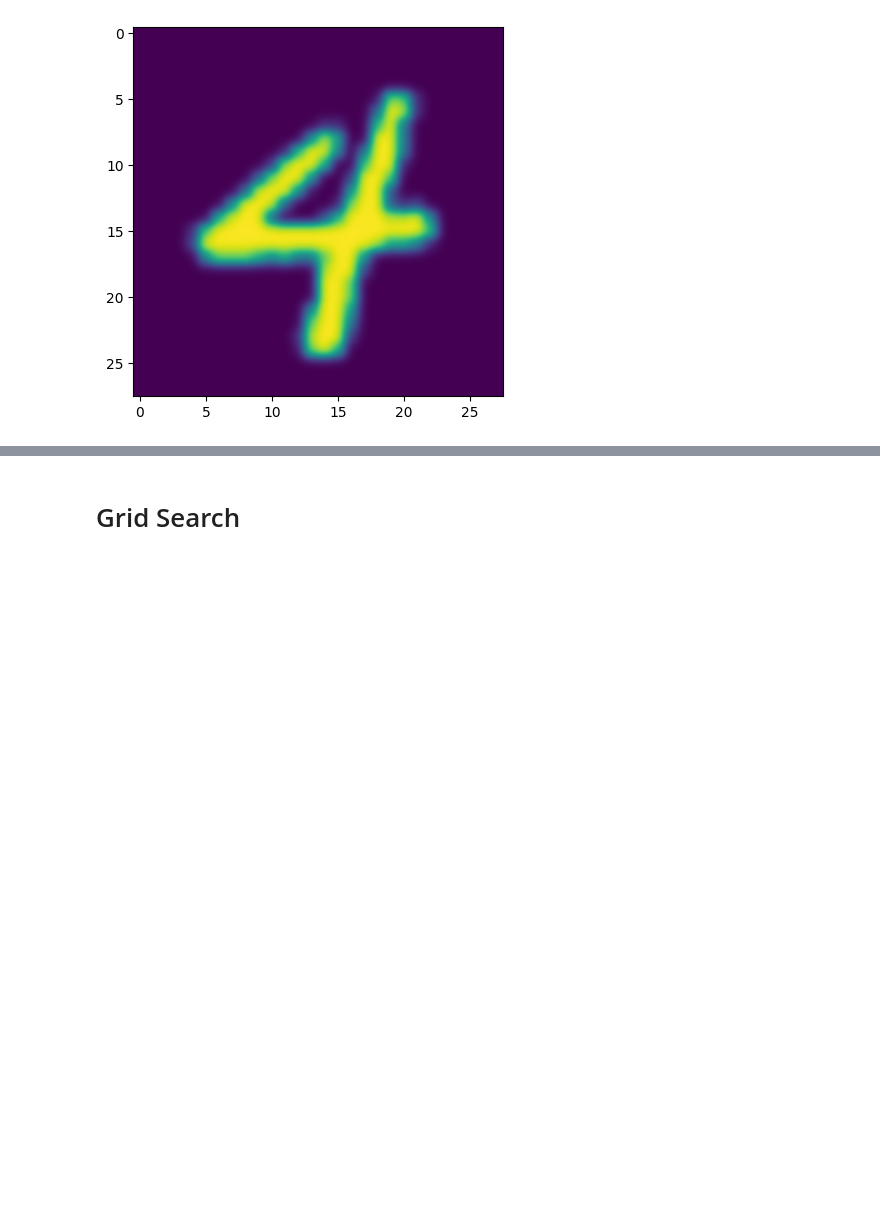
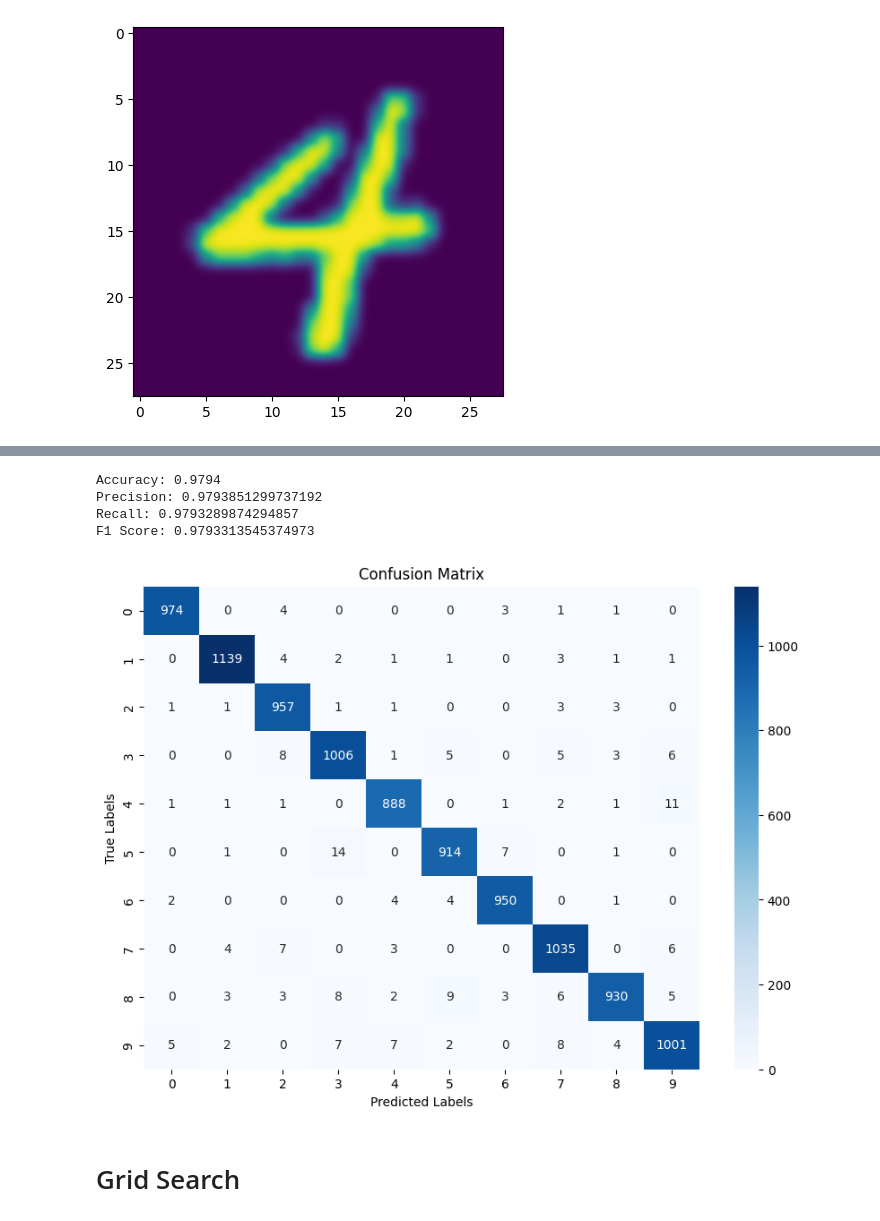
Before and after one commit to SiarheiThor/ensemble-learning-sklearn, a Jupyter notebook: notebooks/model_train.ipynb, the cells around one changed output, grey strips where cells are left out. Saved outputs shown, nothing was run; the diff lists cells and outputs as text; code cells hidden in the pictures; blank space fills up the shorter version.

Commit message:
first version predictor

```diff
--- a/notebooks/model_train.ipynb
+++ b/notebooks/model_train.ipynb
@@ -111 +151,19 @@ F1 Score: 0.9699423646856216
 [figure]
+# %%
+# Using stacking
+from sklearn.ensemble import StackingClassifier
+
+# Define base models
+base_models = [
+    ("random_forest", rf_clf),
+    ("extra_trees", et_clf),
+    ("svm", svm_clf),
+    ("knn", knn_clf)
+]
+
+# Define the final estimator (meta-learner)
+final_estimator = LogisticRegression()
+
+stacking_clf = StackingClassifier(estimators=base_models, final_estimator=final_estimator)
+# Train the stacking classifier
+stacking_clf.fit(X_train, y_train)
@@ -112,3 +212,33 @@ F1 Score: 0.9699423646856216
+# %%
+# Make predictions on the test set
+test_predict = stacking_clf.predict(X_test)
+
+# Calculate evaluation metrics
+accuracy = accuracy_score(y_test, test_predict)
+precision = precision_score(y_test, test_predict, average='macro')  # Use 'micro', 'macro', 'weighted' or None based on your problem
+recall = recall_score(y_test, test_predict, average='macro')
+f1 = f1_score(y_test, test_predict, average='macro')
+
+# Display the metrics
+print(f"Accuracy: {accuracy}")
+print(f"Precision: {precision}")
+print(f"Recall: {recall}")
+print(f"F1 Score: {f1}")
+
+# Generate and plot the confusion matrix
+cm = confusion_matrix(y_test, test_predict)
+plt.figure(figsize=(10, 7))
+sns.heatmap(cm, annot=True, fmt="d", cmap="Blues", xticklabels=range(10), yticklabels=range(10))  # Adjust labels if necessary
+plt.xlabel('Predicted Labels')
+plt.ylabel('True Labels')
+plt.title('Confusion Matrix')
+plt.show()
+# %% [output]
+Accuracy: 0.9794
+Precision: 0.9793851299737192
+Recall: 0.9793289874294857
+F1 Score: 0.9793313545374973
+[figure, added]
 # %% [markdown]
 # Grid Search
 # %%
```
Also changed, not shown: parts of 13 cells of this notebook, 9 other files.
